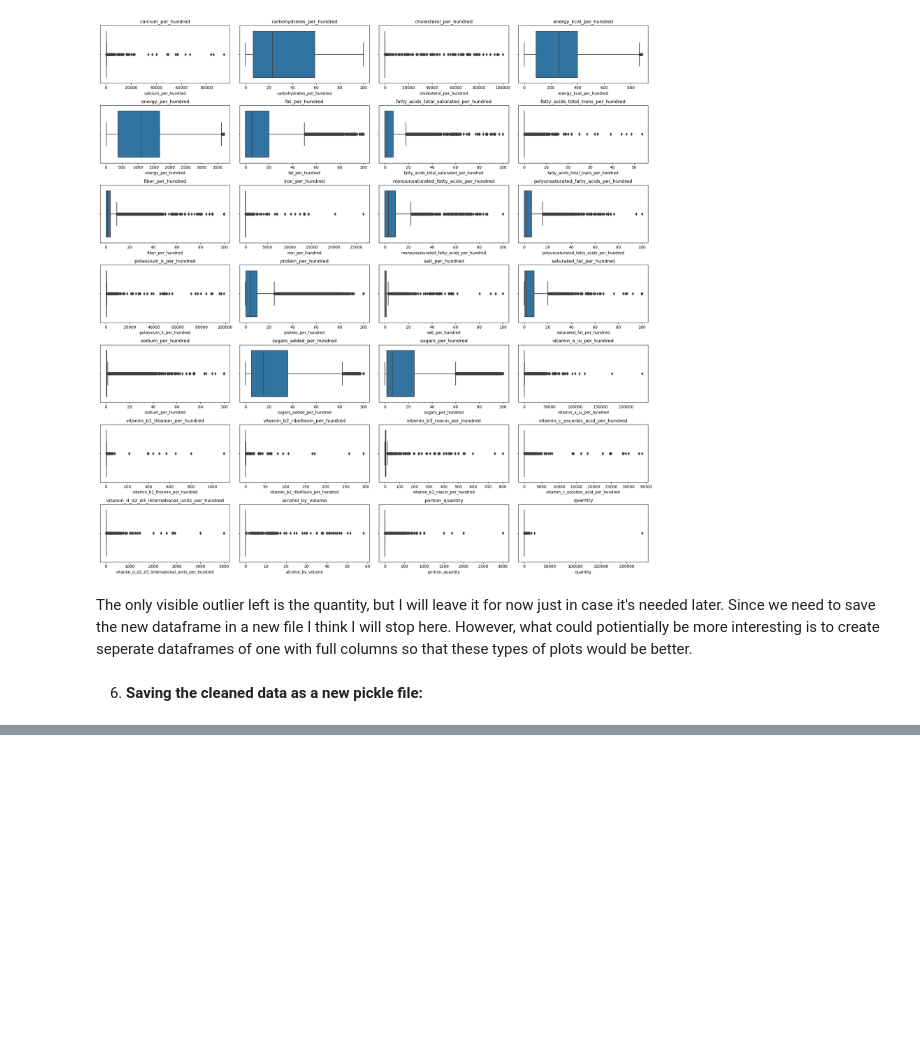
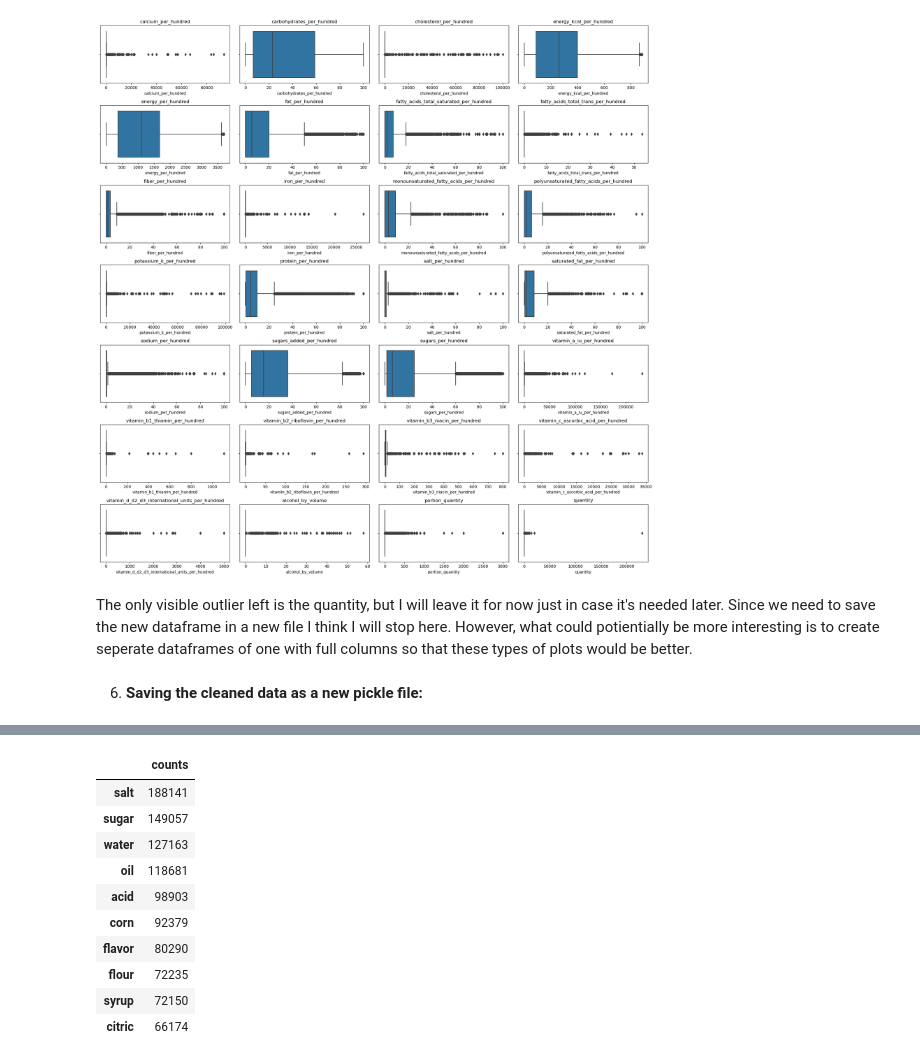
Before and after one commit to maharhandi/Intro_data_analysis, a Jupyter notebook: OpenFood/OpenFood_data_analysis.ipynb, the cells around one changed output, grey strips where cells are left out. Drawn from its saved outputs; the diff is of its cells as text; code cells hidden in the pictures; blank space fills up the shorter version.

```diff
--- a/OpenFood/OpenFood_data_analysis.ipynb
+++ b/OpenFood/OpenFood_data_analysis.ipynb
@@ -1002,0 +1205,2 @@ df_filtered.to_pickle('OpenFood_data_analysis_cleaned.pkl')
+# %%
+tfidf.fit(X);
@@ -1002,0 +1215,15 @@ df_filtered.to_pickle('OpenFood_data_analysis_cleaned.pkl')
+# %%
+top_count_ingredients = count_ingredients.sort_values("counts", ascending=False).head(10)
+top_count_ingredients
+# %% [output]
+|  | counts |
+| salt | 188141 |
+| sugar | 149057 |
+| water | 127163 |
+| oil | 118681 |
+| acid | 98903 |
+| corn | 92379 |
+| flavor | 80290 |
+| flour | 72235 |
+| syrup | 72150 |
+| citric | 66174 |
```
Also changed, not shown: parts of 46 cells of this notebook.
